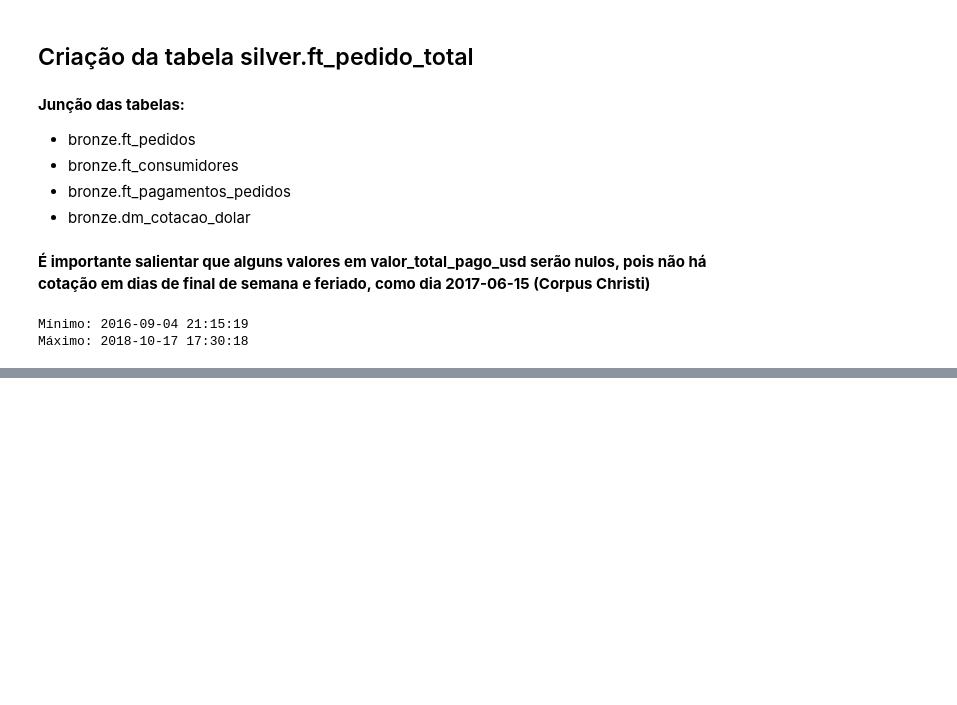
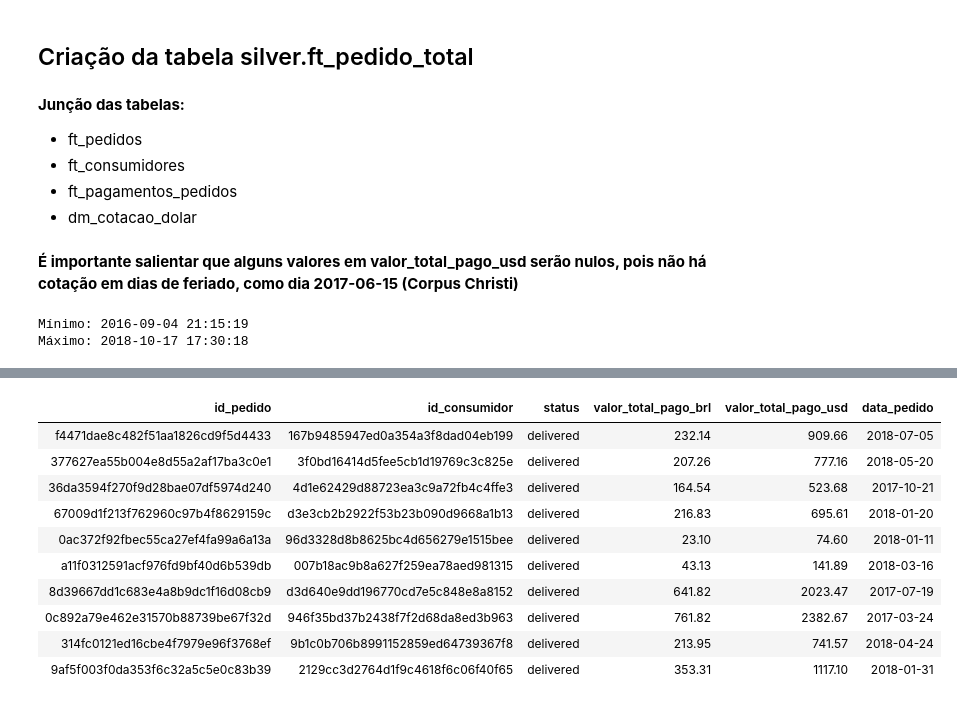
Before and after one commit to AmandaCLima/RocketLabDados-2025.2, a Jupyter notebook: Atividade02 - Pyspark/Atividade2_bronze_to_silver.ipynb.ipynb, the cells around one changed output, grey strips where cells are left out. Cells and saved outputs as stored; diff of their text form; code cells hidden in the pictures; blank space fills up the shorter version.

Commit message:
changing ft_pedido_total table

```diff
--- a/Atividade02 - Pyspark/Atividade2_bronze_to_silver.ipynb.ipynb
+++ b/Atividade02 - Pyspark/Atividade2_bronze_to_silver.ipynb.ipynb
@@ -546,12 +546,12 @@ Quantidade de itens órfãos: 0
 ## Criação da tabela silver.ft_pedido_total
 # %% [markdown]
 **Junção das tabelas:**
-- bronze.ft_pedidos
-- bronze.ft_consumidores
-- bronze.ft_pagamentos_pedidos
-- bronze.dm_cotacao_dolar
+- ft_pedidos
+- ft_consumidores
+- ft_pagamentos_pedidos
+- dm_cotacao_dolar
 # %% [markdown]
-**É importante salientar que alguns valores em valor_total_pago_usd serão nulos, pois não há cotação em dias de final de semana e feriado, como dia 2017-06-15 (Corpus Christi)**
+**É importante salientar que alguns valores em valor_total_pago_usd serão nulos, pois não há cotação em dias de feriado, como dia 2017-06-15 (Corpus Christi)**
 # %%
 # Para definir o intervalo desejado para a cotação do dolar
 min_ts = ft_pedidos_silver_df.select(F.min("pedido_compra_timestamp")).collect()[0][0]
@@ -600,21 +600,21 @@ pedidos_consumidores_pagamentos_df = pedidos_consumidores_pagamentos_df.withColu
     "data_pedido", F.to_date("data_pedido")
 )
 
-dm_cotacao_dolar_df = dm_cotacao_dolar_bronze_df.withColumn(
-    "data", F.to_date("dataHoraCotacao")
+dm_cotacao_dolar_df = dm_cotacao_dolar_silver_df.withColumn(
+    "data", F.to_date("data")
 )
 
 # Join com cotação do dólar
 df_final = (
     pedidos_consumidores_pagamentos_df
     .join(
-        dm_cotacao_dolar_df.select("data", "cotacaoCompra"),
+        dm_cotacao_dolar_df.select("data", "cotacao_dolar"),
         pedidos_consumidores_pagamentos_df.data_pedido == dm_cotacao_dolar_df.data,
         how="left"
     )
     .withColumn(
         "valor_total_pago_usd",
-        (F.col("valor_total_pago_brl") * F.col("cotacaoCompra")).cast("Decimal(10,2)")
+        (F.col("valor_total_pago_brl") * F.col("cotacao_dolar")).cast("Decimal(10,2)")
     )
     .select(
         "id_pedido",
@@ -626,5 +626,5 @@ df_final = (
     )
 )
 df_final.write.format("delta").mode("overwrite").saveAsTable(f"{catalogo}.{silver_db_name}.ft_pedido_total")
-display(df_final)
+display(df_final.limit(10))
 # %% [output]
@@ -631,0 +631,11 @@ display(df_final)
+| id_pedido | id_consumidor | status | valor_total_pago_brl | valor_total_pago_usd | data_pedido |
+| f4471dae8c482f51aa1826cd9f5d4433 | 167b9485947ed0a354a3f8dad04eb199 | delivered | 232.14 | 909.66 | 2018-07-05 |
+| 377627ea55b004e8d55a2af17ba3c0e1 | 3f0bd16414d5fee5cb1d19769c3c825e | delivered | 207.26 | 777.16 | 2018-05-20 |
+| 36da3594f270f9d28bae07df5974d240 | 4d1e62429d88723ea3c9a72fb4c4ffe3 | delivered | 164.54 | 523.68 | 2017-10-21 |
+| 67009d1f213f762960c97b4f8629159c | d3e3cb2b2922f53b23b090d9668a1b13 | delivered | 216.83 | 695.61 | 2018-01-20 |
+| 0ac372f92fbec55ca27ef4fa99a6a13a | 96d3328d8b8625bc4d656279e1515bee | delivered | 23.10 | 74.60 | 2018-01-11 |
+| a11f0312591acf976fd9bf40d6b539db | 007b18ac9b8a627f259ea78aed981315 | delivered | 43.13 | 141.89 | 2018-03-16 |
+| 8d39667dd1c683e4a8b9dc1f16d08cb9 | d3d640e9dd196770cd7e5c848e8a8152 | delivered | 641.82 | 2023.47 | 2017-07-19 |
+| 0c892a79e462e31570b88739be67f32d | 946f35bd37b2438f7f2d68da8ed3b963 | delivered | 761.82 | 2382.67 | 2017-03-24 |
+| 314fc0121ed16cbe4f7979e96f3768ef | 9b1c0b706b8991152859ed64739367f8 | delivered | 213.95 | 741.57 | 2018-04-24 |
+| 9af5f003f0da353f6c32a5c5e0c83b39 | 2129cc3d2764d1f9c4618f6c06f40f65 | delivered | 353.31 | 1117.10 | 2018-01-31 |
```
Also changed, not shown: parts of 6 cells of this notebook.
